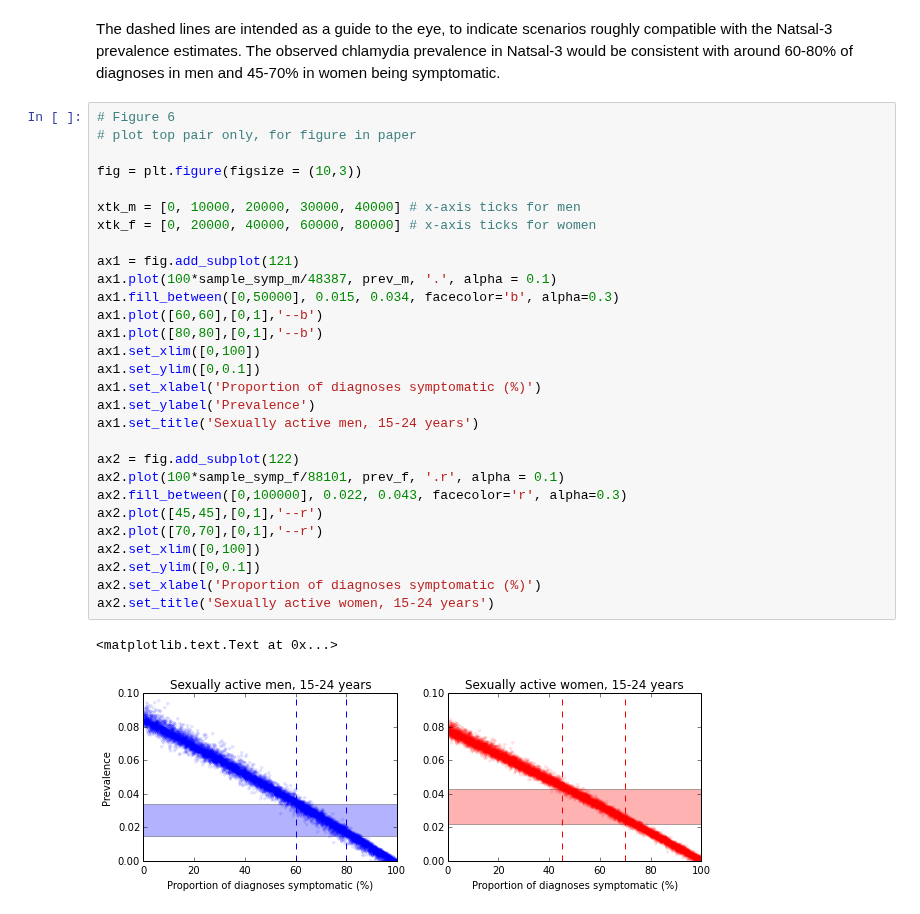
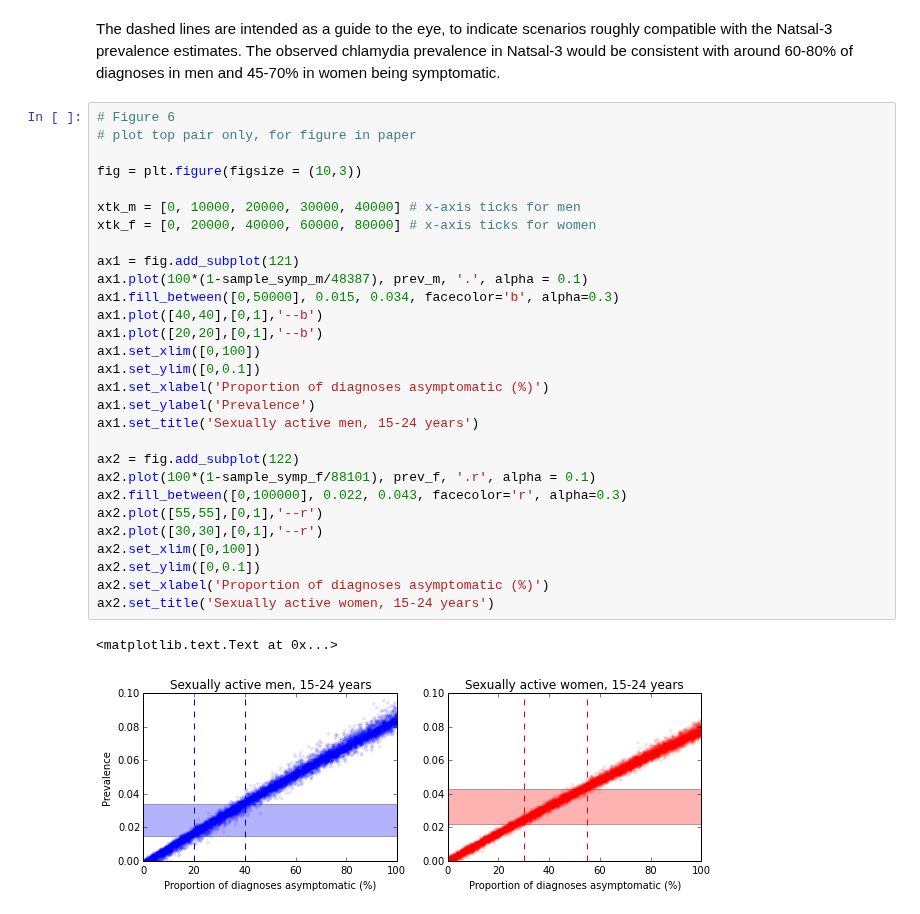
Before and after one commit to joanna-lewis/ct_surveillance, a Jupyter notebook: england/england.ipynb, the cells around one changed output. Saved outputs shown, nothing was run; the diff lists cells and outputs as text.

```diff
--- a/england/england.ipynb
+++ b/england/england.ipynb
@@ -746,32 +749,32 @@ The dashed lines are intended as a guide to the eye, to indicate scenarios rough
 # %%
 # Figure 6
 # plot top pair only, for figure in paper
 
 fig = plt.figure(figsize = (10,3))
 
 xtk_m = [0, 10000, 20000, 30000, 40000] # x-axis ticks for men
 xtk_f = [0, 20000, 40000, 60000, 80000] # x-axis ticks for women
 
 ax1 = fig.add_subplot(121)
-ax1.plot(100*sample_symp_m/48387, prev_m, '.', alpha = 0.1)
+ax1.plot(100*(1-sample_symp_m/48387), prev_m, '.', alpha = 0.1)
 ax1.fill_between([0,50000], 0.015, 0.034, facecolor='b', alpha=0.3)
-ax1.plot([60,60],[0,1],'--b')
-ax1.plot([80,80],[0,1],'--b')
+ax1.plot([40,40],[0,1],'--b')
+ax1.plot([20,20],[0,1],'--b')
 ax1.set_xlim([0,100])
 ax1.set_ylim([0,0.1])
-ax1.set_xlabel('Proportion of diagnoses symptomatic (%)')
+ax1.set_xlabel('Proportion of diagnoses asymptomatic (%)')
 ax1.set_ylabel('Prevalence')
 ax1.set_title('Sexually active men, 15-24 years')
 
 ax2 = fig.add_subplot(122)
-ax2.plot(100*sample_symp_f/88101, prev_f, '.r', alpha = 0.1)
+ax2.plot(100*(1-sample_symp_f/88101), prev_f, '.r', alpha = 0.1)
 ax2.fill_between([0,100000], 0.022, 0.043, facecolor='r', alpha=0.3)
-ax2.plot([45,45],[0,1],'--r')
-ax2.plot([70,70],[0,1],'--r')
+ax2.plot([55,55],[0,1],'--r')
+ax2.plot([30,30],[0,1],'--r')
 ax2.set_xlim([0,100])
 ax2.set_ylim([0,0.1])
-ax2.set_xlabel('Proportion of diagnoses symptomatic (%)')
+ax2.set_xlabel('Proportion of diagnoses asymptomatic (%)')
 ax2.set_title('Sexually active women, 15-24 years')
 # %% [output]
 <matplotlib.text.Text at 0x...>
-[figure, old version]
+[figure, new version]
```
Also changed, not shown: parts of 3 cells of this notebook, 35 other files.
